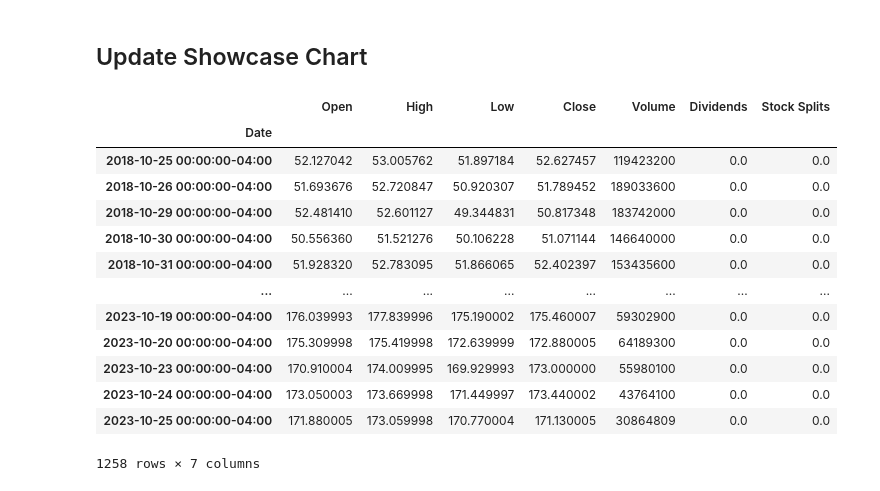
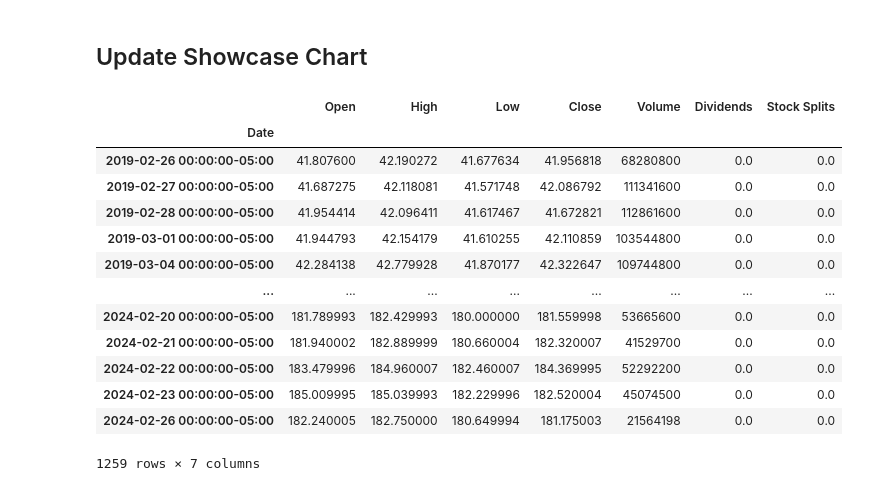
Before and after one commit to furechan/mplchart, a Jupyter notebook: scripts/make-showcase.ipynb, the cells around one changed output. Saved outputs shown, nothing was run; the diff lists cells and outputs as text; code cells hidden in the pictures.

```diff
--- a/scripts/make-showcase.ipynb
+++ b/scripts/make-showcase.ipynb
@@ -17,23 +17,23 @@ set_matplotlib_formats("svg")
 root = Path.cwd().parent
 # %%
 ticker = "AAPL"
-prices = yf.download(ticker, period="5y", auto_adjust=True)
+prices = yf.Ticker(ticker).history(period="5y")
 prices
 # %% [output]
 |  | Open | High | Low | Close | Volume | Dividends | Stock Splits |
 | Date |  |  |  |  |  |  |  |
-| 2018-10-25 00:00:00-04:00 | 52.127042 | 53.005762 | 51.897184 | 52.627457 | 119423200 | 0.0 | 0.0 |
-| 2018-10-26 00:00:00-04:00 | 51.693676 | 52.720847 | 50.920307 | 51.789452 | 189033600 | 0.0 | 0.0 |
-| 2018-10-29 00:00:00-04:00 | 52.481410 | 52.601127 | 49.344831 | 50.817348 | 183742000 | 0.0 | 0.0 |
-| 2018-10-30 00:00:00-04:00 | 50.556360 | 51.521276 | 50.106228 | 51.071144 | 146640000 | 0.0 | 0.0 |
-| 2018-10-31 00:00:00-04:00 | 51.928320 | 52.783095 | 51.866065 | 52.402397 | 153435600 | 0.0 | 0.0 |
+| 2019-02-26 00:00:00-05:00 | 41.807600 | 42.190272 | 41.677634 | 41.956818 | 68280800 | 0.0 | 0.0 |
+| 2019-02-27 00:00:00-05:00 | 41.687275 | 42.118081 | 41.571748 | 42.086792 | 111341600 | 0.0 | 0.0 |
+| 2019-02-28 00:00:00-05:00 | 41.954414 | 42.096411 | 41.617467 | 41.672821 | 112861600 | 0.0 | 0.0 |
+| 2019-03-01 00:00:00-05:00 | 41.944793 | 42.154179 | 41.610255 | 42.110859 | 103544800 | 0.0 | 0.0 |
+| 2019-03-04 00:00:00-05:00 | 42.284138 | 42.779928 | 41.870177 | 42.322647 | 109744800 | 0.0 | 0.0 |
 | ... | ... | ... | ... | ... | ... | ... | ... |
-| 2023-10-19 00:00:00-04:00 | 176.039993 | 177.839996 | 175.190002 | 175.460007 | 59302900 | 0.0 | 0.0 |
-| 2023-10-20 00:00:00-04:00 | 175.309998 | 175.419998 | 172.639999 | 172.880005 | 64189300 | 0.0 | 0.0 |
-| 2023-10-23 00:00:00-04:00 | 170.910004 | 174.009995 | 169.929993 | 173.000000 | 55980100 | 0.0 | 0.0 |
-| 2023-10-24 00:00:00-04:00 | 173.050003 | 173.669998 | 171.449997 | 173.440002 | 43764100 | 0.0 | 0.0 |
-| 2023-10-25 00:00:00-04:00 | 171.880005 | 173.059998 | 170.770004 | 171.130005 | 30864809 | 0.0 | 0.0 |
+| 2024-02-20 00:00:00-05:00 | 181.789993 | 182.429993 | 180.000000 | 181.559998 | 53665600 | 0.0 | 0.0 |
+| 2024-02-21 00:00:00-05:00 | 181.940002 | 182.889999 | 180.660004 | 182.320007 | 41529700 | 0.0 | 0.0 |
+| 2024-02-22 00:00:00-05:00 | 183.479996 | 184.960007 | 182.460007 | 184.369995 | 52292200 | 0.0 | 0.0 |
+| 2024-02-23 00:00:00-05:00 | 185.009995 | 185.039993 | 182.229996 | 182.520004 | 45074500 | 0.0 | 0.0 |
+| 2024-02-26 00:00:00-05:00 | 182.240005 | 182.750000 | 180.649994 | 181.175003 | 21564198 | 0.0 | 0.0 |
-1258 rows × 7 columns
+1259 rows × 7 columns
 # %%
 max_bars = 250
 
```
Also changed, not shown: parts of 1 cell of this notebook, 1 other file.
